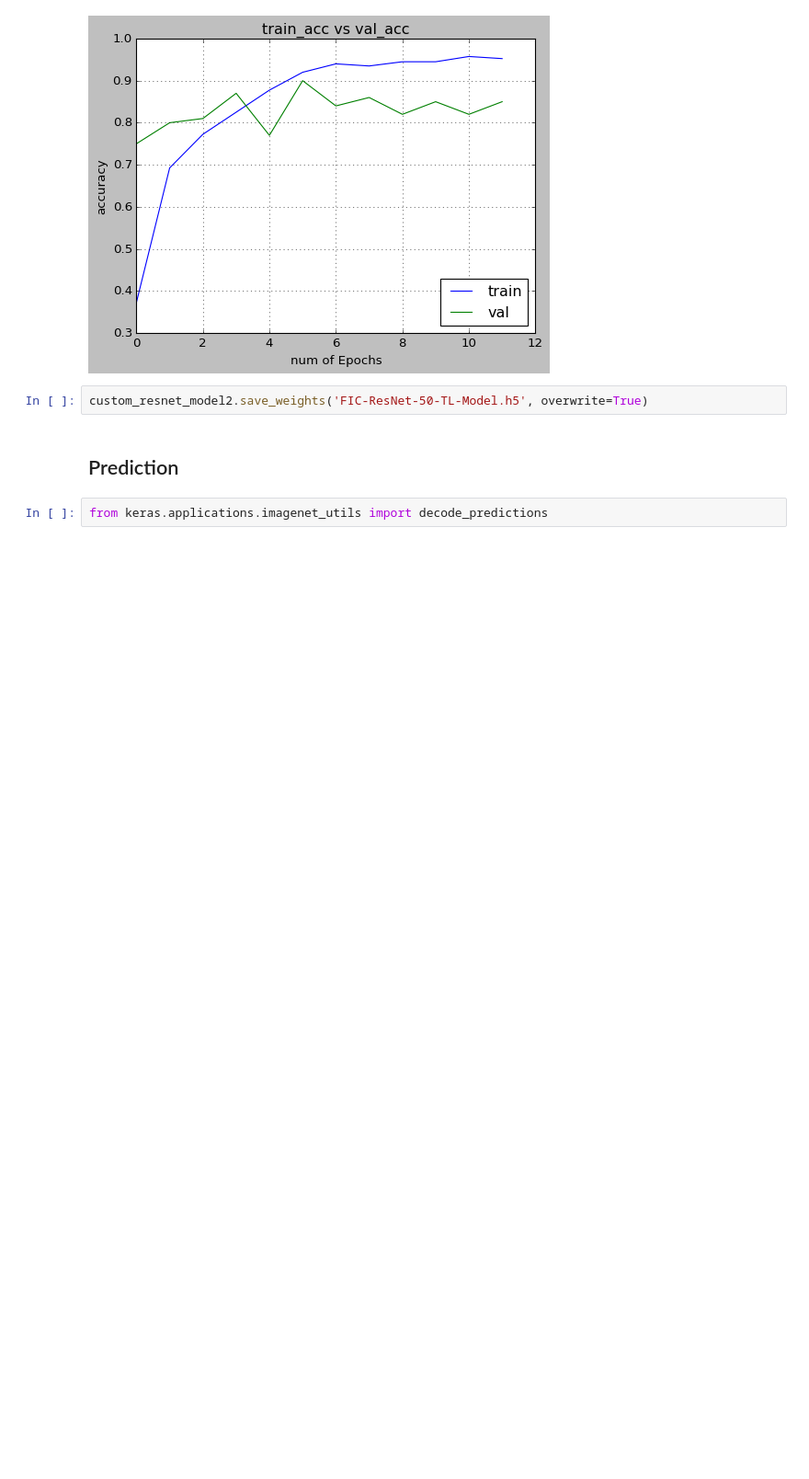
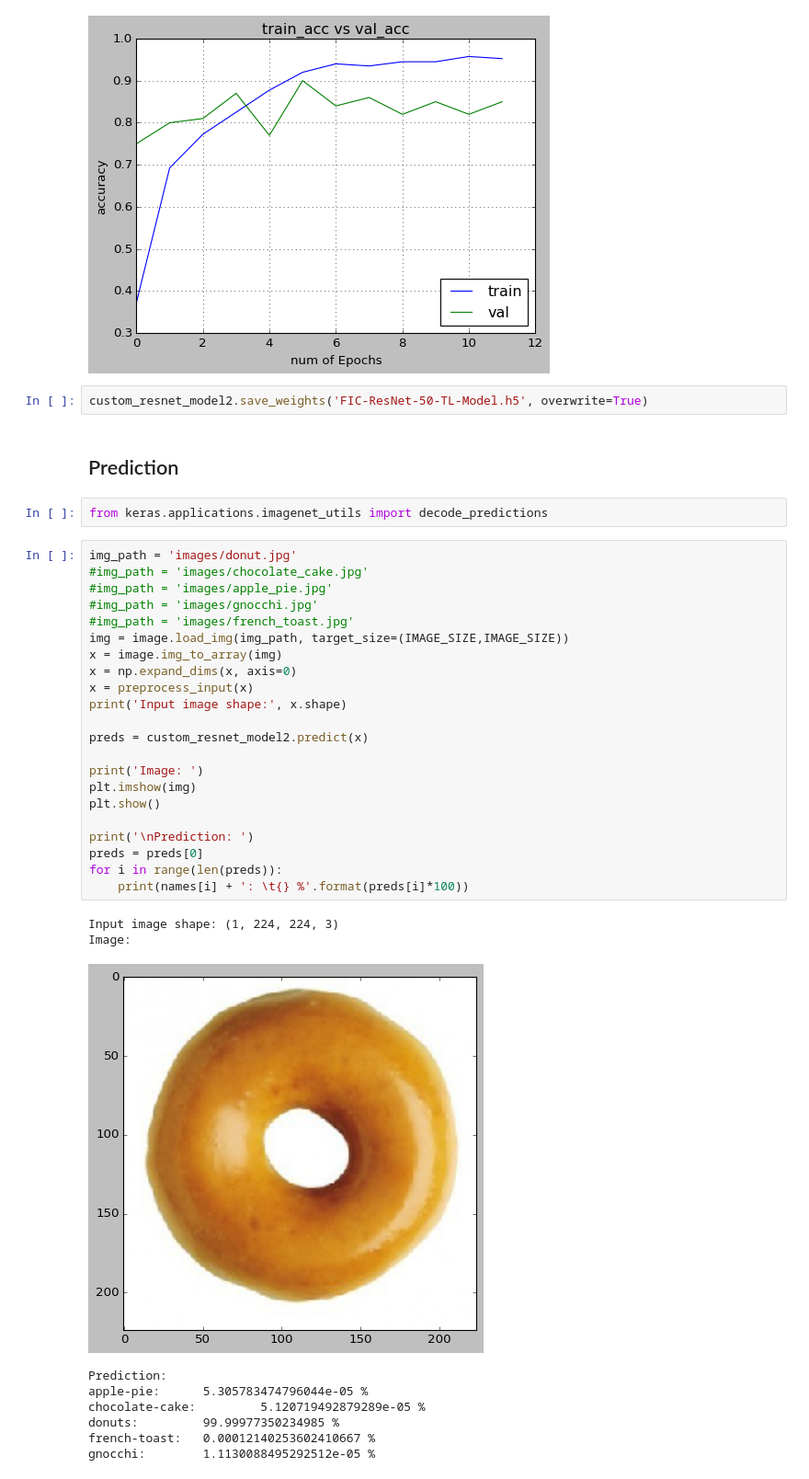
Before and after one commit to 10zinten/food-image-classifier, a Jupyter notebook: Food image classification with ResNet-50 Transfer Learning in Keras.ipynb, the cells around one changed output. Shown at 92% size. Drawn from its saved outputs; the diff is of its cells as text; blank space fills up the shorter version.

Commit message:
Prediction on donuts & chocolate cake

```diff
--- a/Food image classification with ResNet-50 Transfer Learning in Keras.ipynb
+++ b/Food image classification with ResNet-50 Transfer Learning in Keras.ipynb
@@ -240,5 +240,37 @@ custom_resnet_model2.save_weights('FIC-ResNet-50-TL-Model.h5', overwrite=True)
 ## Prediction
 # %%
 from keras.applications.imagenet_utils import decode_predictions
+# %%
+img_path = 'images/donut.jpg'
+#img_path = 'images/chocolate_cake.jpg'
+#img_path = 'images/apple_pie.jpg'
+#img_path = 'images/gnocchi.jpg'
+#img_path = 'images/french_toast.jpg'
+img = image.load_img(img_path, target_size=(IMAGE_SIZE,IMAGE_SIZE))
+x = image.img_to_array(img)
+x = np.expand_dims(x, axis=0)
+x = preprocess_input(x)
+print('Input image shape:', x.shape)
+
+preds = custom_resnet_model2.predict(x)
+
+print('Image: ')
+plt.imshow(img)
+plt.show()
+
+print('\nPrediction: ')
+preds = preds[0]
+for i in range(len(preds)):
+    print(names[i] + ': \t{} %'.format(preds[i]*100))
+# %% [output]
+Input image shape: (1, 224, 224, 3)
+Image:
+[figure, added]
+Prediction:
+apple-pie:      5.305783474796044e-05 %
+chocolate-cake:         5.120719492879289e-05 %
+donuts:         99.99977350234985 %
+french-toast:   0.00012140253602410667 %
+gnocchi:        1.1130088495292512e-05 %
 # %%
 #img_path = 'images/donut.jpg'
```
Also changed, not shown: parts of 1 cell of this notebook.
